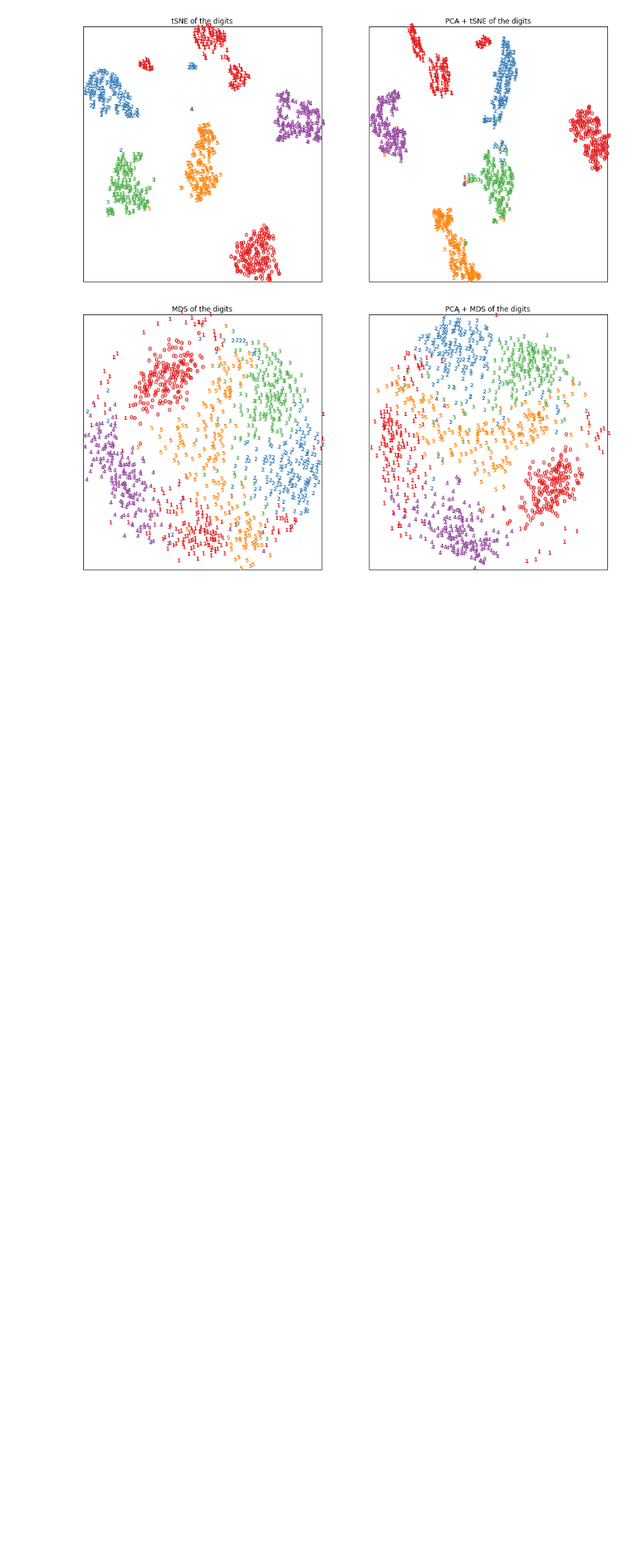
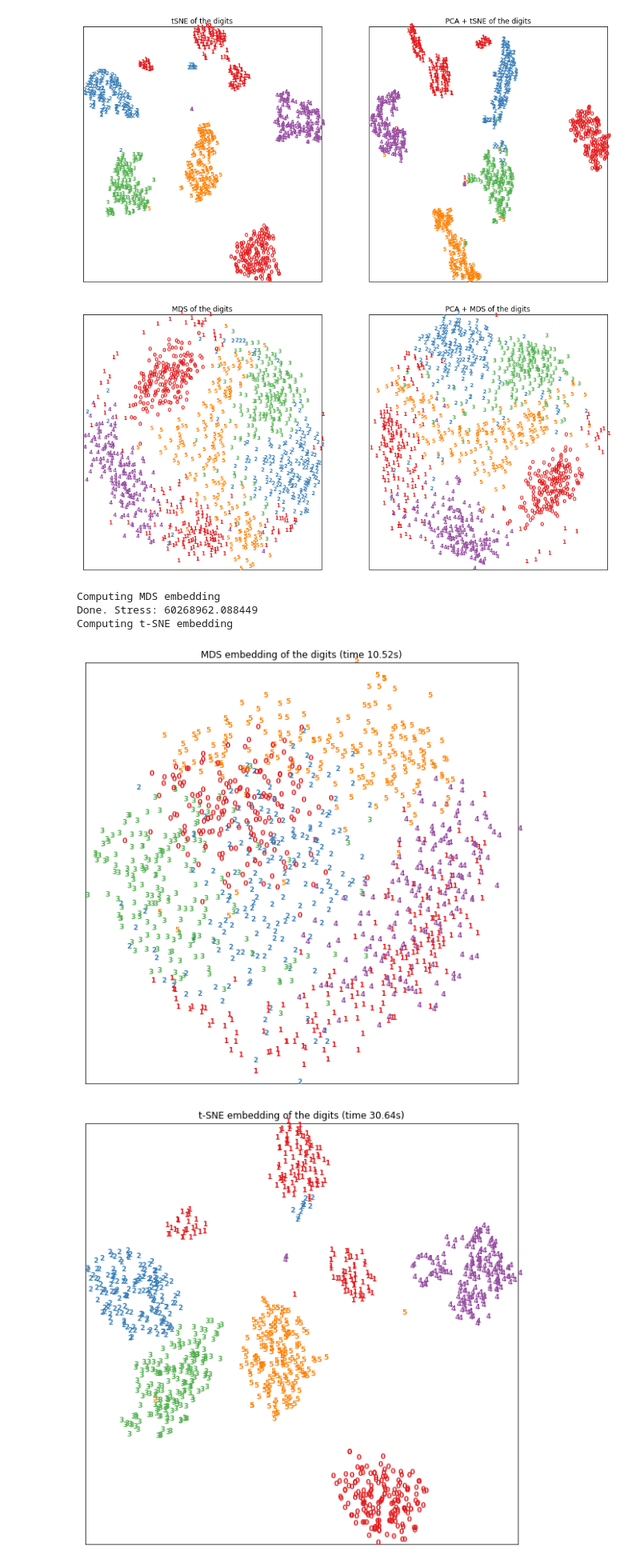
Before and after one commit to cc-skuehn/Manifold_Learning, a Jupyter notebook: Manifold_Handwritten_Digits_Dataset.ipynb, the cells around one changed output. Shown at 80% size. Saved outputs shown, nothing was run; the diff lists cells and outputs as text; code cells hidden in the pictures; blank space fills up the shorter version.

```diff
--- a/Manifold_Handwritten_Digits_Dataset.ipynb
+++ b/Manifold_Handwritten_Digits_Dataset.ipynb
@@ -429,3 +437,33 @@ plot_embedding_variant(X_mds, "MDS of the digits",subplot=121)
 plot_embedding_variant(X_projected_mds, "PCA + MDS of the digits",subplot=122)
 # %% [output]
 [figure]
+# %%
+#----------------------------------------------------------------------
+# MDS  embedding of the digits dataset
+print("Computing MDS embedding")
+clf = manifold.MDS(n_components=3, n_init=1, max_iter=5000, random_state=0)
+t0 = time()
+X_mds = clf.fit_transform(X)
+print("Done. Stress: %f" % clf.stress_)
+plot_embedding(X_mds,
+               "MDS embedding of the digits (time %.2fs)" %
+               (time() - t0))
+
+#----------------------------------------------------------------------
+# t-SNE embedding of the digits dataset
+print("Computing t-SNE embedding")
+tsne = manifold.TSNE(n_components=3, init='pca', random_state=0)
+t0 = time()
+X_tsne = tsne.fit_transform(X)
+
+plot_embedding(X_tsne,
+               "t-SNE embedding of the digits (time %.2fs)" %
+               (time() - t0))
+
+plt.show()
+# %% [output]
+Computing MDS embedding
+Done. Stress: 60268962.088449
+Computing t-SNE embedding
+[figure, added]
+[figure, added]
```
Also changed, not shown: parts of 6 cells of this notebook, 5 other files.
